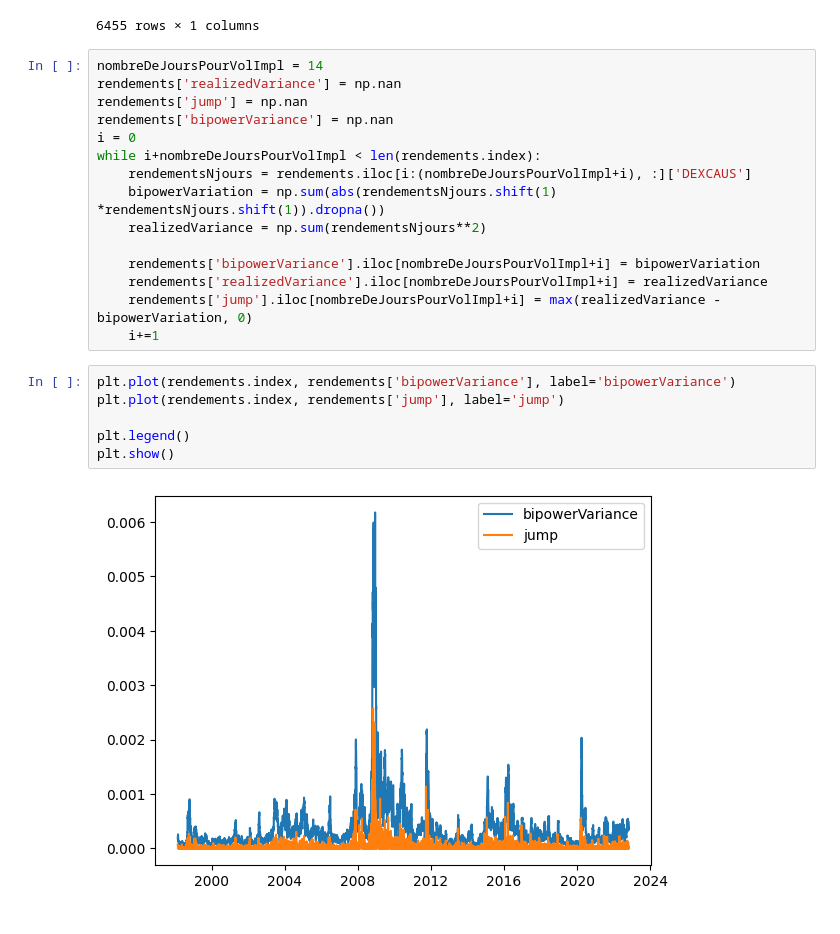
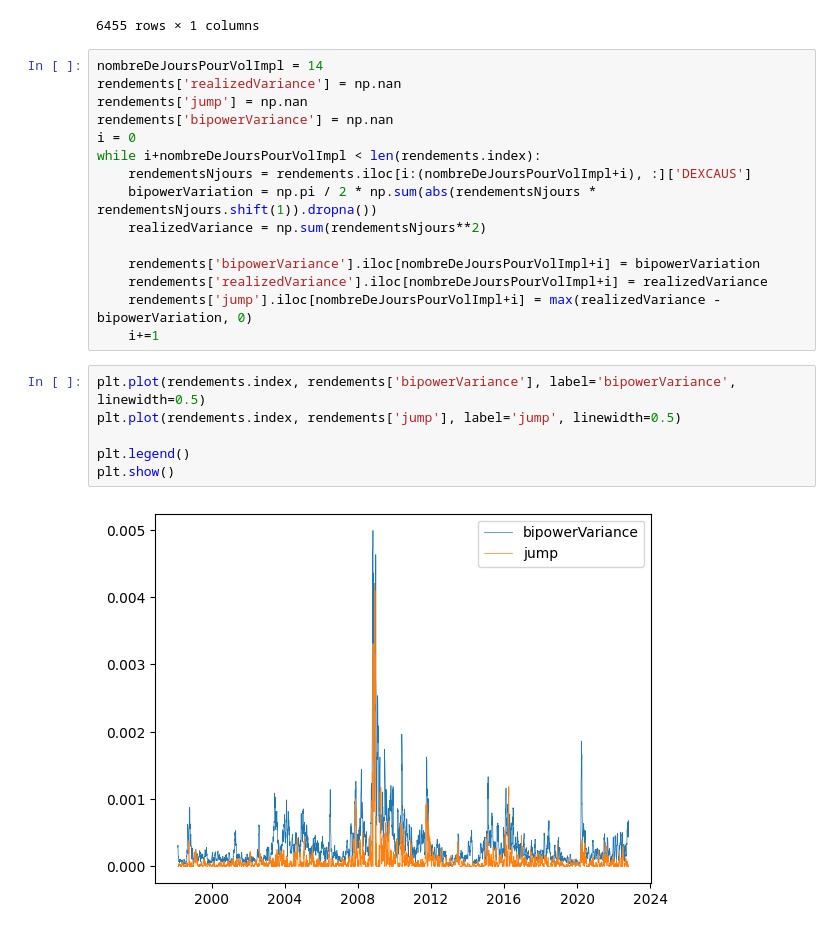
Before and after one commit to felixpoirier1/PolyFinances, a Jupyter notebook: RealizedVariance.ipynb, the cells around one changed output. Saved outputs shown, nothing was run; the diff lists cells and outputs as text.

```diff
--- a/RealizedVariance.ipynb
+++ b/RealizedVariance.ipynb
@@ -34,7 +34,7 @@ rendements['bipowerVariance'] = np.nan
 i = 0
 while i+nombreDeJoursPourVolImpl < len(rendements.index):
     rendementsNjours = rendements.iloc[i:(nombreDeJoursPourVolImpl+i), :]['DEXCAUS']
-    bipowerVariation = np.sum(abs(rendementsNjours.shift(1) *rendementsNjours.shift(1)).dropna())
+    bipowerVariation = np.pi / 2 * np.sum(abs(rendementsNjours * rendementsNjours.shift(1)).dropna())
     realizedVariance = np.sum(rendementsNjours**2)
 
     rendements['bipowerVariance'].iloc[nombreDeJoursPourVolImpl+i] = bipowerVariation
@@ -42,10 +42,10 @@ while i+nombreDeJoursPourVolImpl < len(rendements.index):
     rendements['jump'].iloc[nombreDeJoursPourVolImpl+i] = max(realizedVariance - bipowerVariation, 0)
     i+=1
 # %%
-plt.plot(rendements.index, rendements['bipowerVariance'], label='bipowerVariance')
-plt.plot(rendements.index, rendements['jump'], label='jump')
+plt.plot(rendements.index, rendements['bipowerVariance'], label='bipowerVariance', linewidth=0.5)
+plt.plot(rendements.index, rendements['jump'], label='jump', linewidth=0.5)
 
 plt.legend()
 plt.show()
 # %% [output]
-[figure, old version]
+[figure, new version]
```
